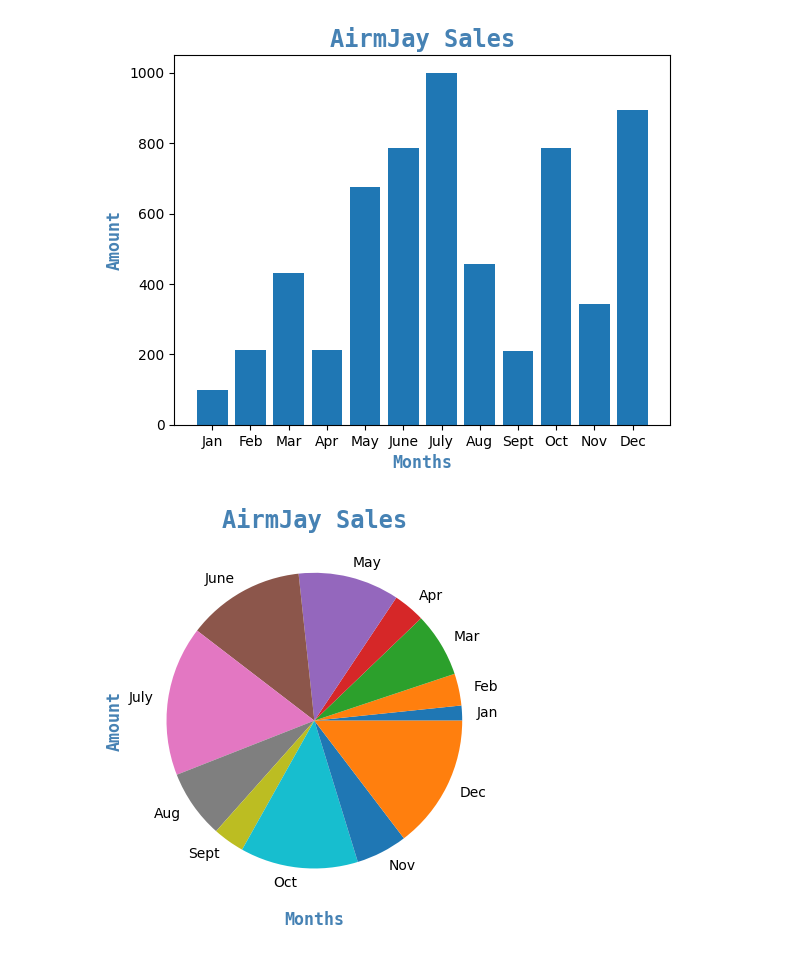
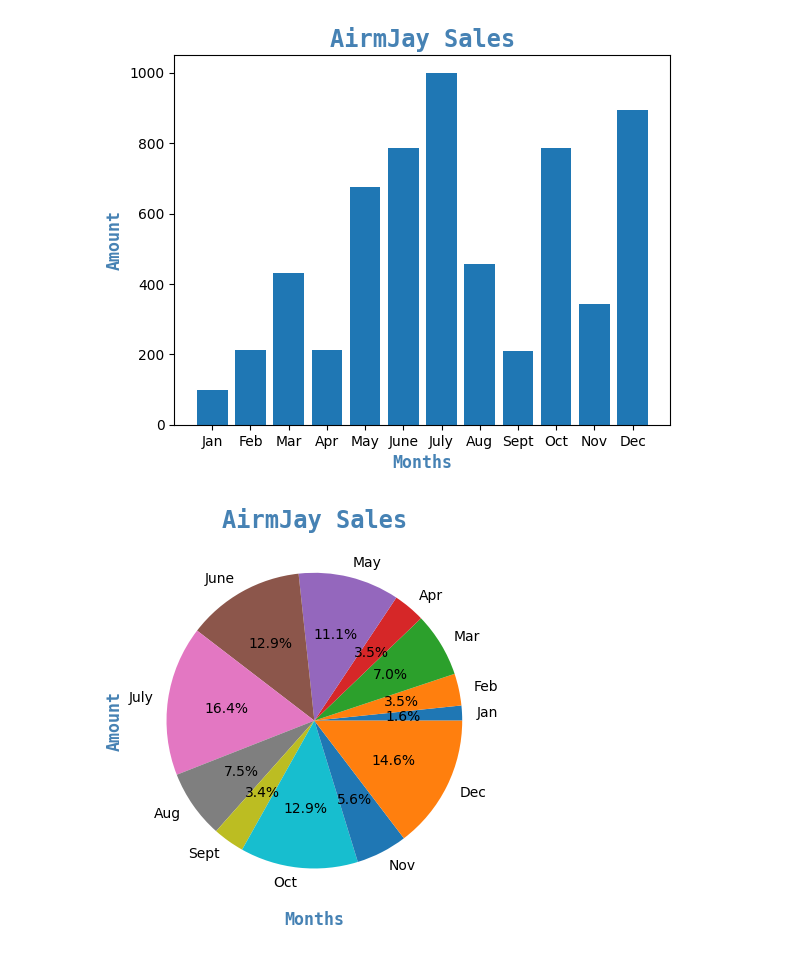
Before and after one commit to airmjay/ps, a Jupyter notebook: matplotlib.ipynb, the cells around one changed output. Saved outputs shown, nothing was run; the diff lists cells and outputs as text; code cells hidden in the pictures.

```diff
--- a/matplotlib.ipynb
+++ b/matplotlib.ipynb
@@ -51,13 +51,13 @@ plt.show()
 # %%
 #custimize pie chart
 #customize bar charts
 month = np.array(['Jan','Feb','Mar','Apr','May','June','July','Aug','Sept','Oct','Nov','Dec'])
 sales = np.array([100,213,430,212,675,786,1000,456,210,786,342,894])
 sumAmount = np.sum(sales)
 plt.title("AirmJay Sales", fontsize='17', family='monospace', fontweight='bold', color='steelblue')
 plt.xlabel("Months", fontsize='12', family='monospace', fontweight='bold', color='steelblue')
 plt.ylabel("Amount", fontsize='12', family='monospace', fontweight='bold', color='steelblue')
-plt.pie(sales, labels=month, autopct='1')
+plt.pie(sales, labels=month, autopct='%1.1f%%')
 plt.show()
 # %% [output]
-[figure, old version]
+[figure, new version]
```
Also changed, not shown: parts of 6 cells of this notebook, 1 other file.
